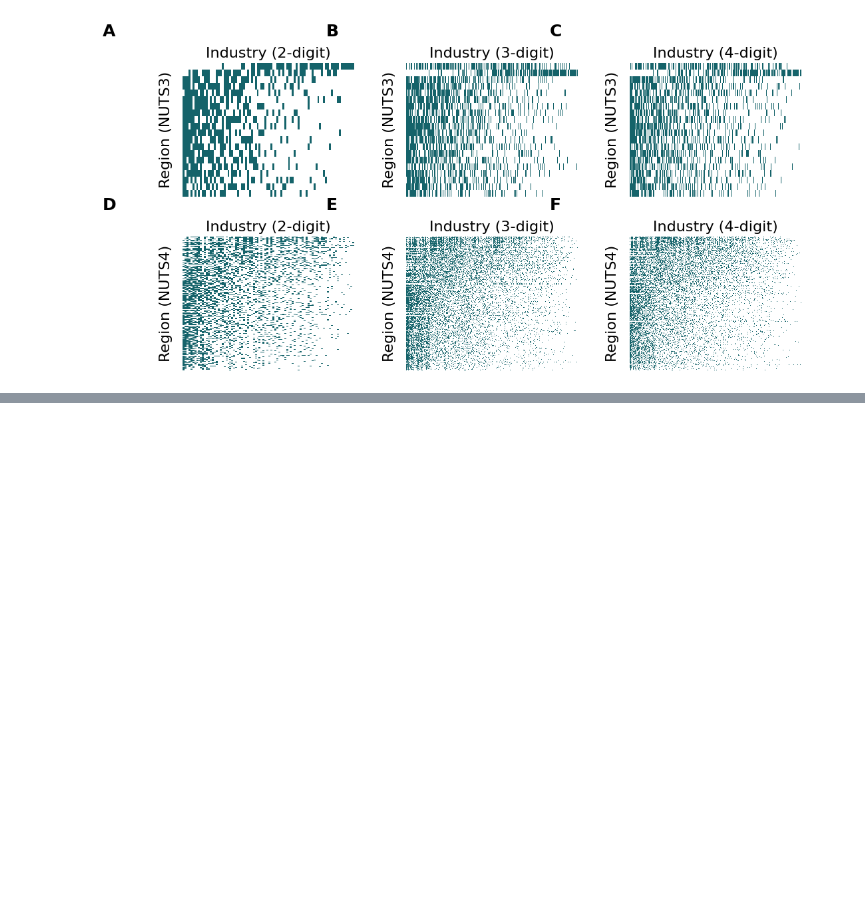
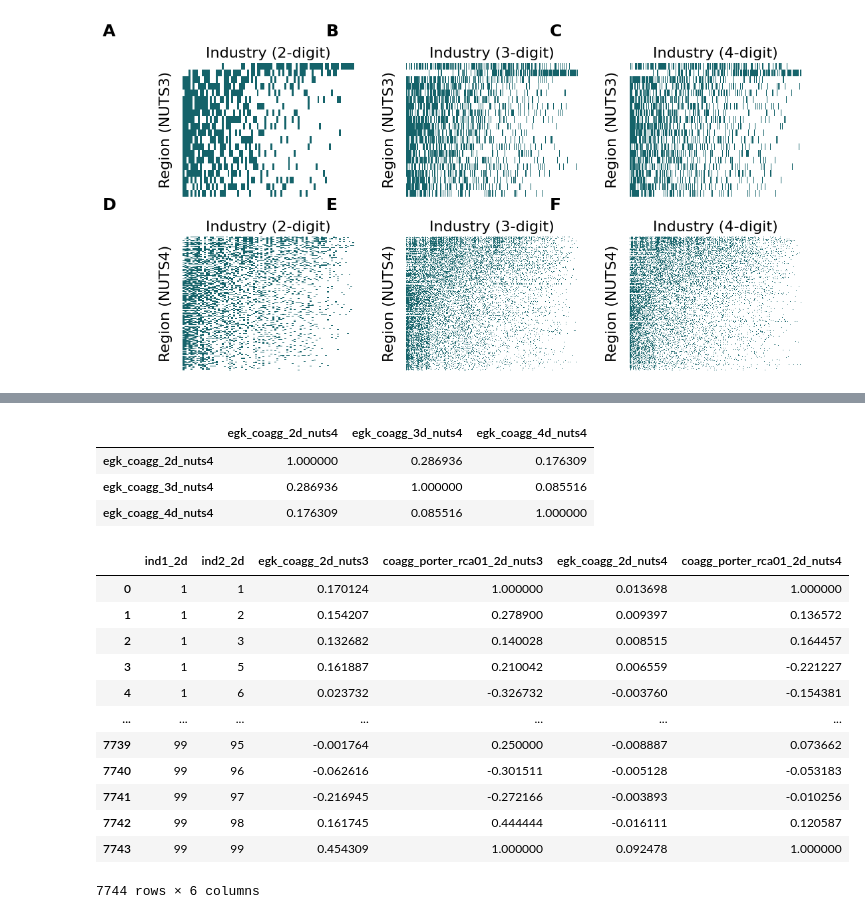
Before and after one commit to sandorjuhasz/coagglomeration, a Jupyter notebook: code/06b_revision.ipynb, the cells around one changed output, grey strips where cells are left out. Drawn from its saved outputs; the diff is of its cells as text; code cells hidden in the pictures; blank space fills up the shorter version.

```diff
--- a/code/06b_revision.ipynb
+++ b/code/06b_revision.ipynb
@@ -712,0 +976,8 @@ for i, label in enumerate(labels):
+# %%
+# EGK -- NUTS4
+cdf[["egk_coagg_2d_nuts4", "egk_coagg_3d_nuts4", "egk_coagg_4d_nuts4"]].corr()
+# %% [output]
+|  | egk_coagg_2d_nuts4 | egk_coagg_3d_nuts4 | egk_coagg_4d_nuts4 |
+| egk_coagg_2d_nuts4 | 1.000000 | 0.286936 | 0.176309 |
+| egk_coagg_3d_nuts4 | 0.286936 | 1.000000 | 0.085516 |
+| egk_coagg_4d_nuts4 | 0.176309 | 0.085516 | 1.000000 |
@@ -712,0 +986,18 @@ for i, label in enumerate(labels):
+# %%
+# binary RCA 0/1
+coagg_2d = pd.read_csv("../data/oc18_2025_jan/dep_vars_2d.csv", sep=";").rename(columns={"ind1":"ind1_2d", "ind2":"ind2_2d"})
+coagg_2d
+# %% [output]
+|  | ind1_2d | ind2_2d | egk_coagg_2d_nuts3 | coagg_porter_rca01_2d_nuts3 | egk_coagg_2d_nuts4 | coagg_porter_rca01_2d_nuts4 |
+| 0 | 1 | 1 | 0.170124 | 1.000000 | 0.013698 | 1.000000 |
+| 1 | 1 | 2 | 0.154207 | 0.278900 | 0.009397 | 0.136572 |
+| 2 | 1 | 3 | 0.132682 | 0.140028 | 0.008515 | 0.164457 |
+| 3 | 1 | 5 | 0.161887 | 0.210042 | 0.006559 | -0.221227 |
+| 4 | 1 | 6 | 0.023732 | -0.326732 | -0.003760 | -0.154381 |
+| ... | ... | ... | ... | ... | ... | ... |
+| 7739 | 99 | 95 | -0.001764 | 0.250000 | -0.008887 | 0.073662 |
+| 7740 | 99 | 96 | -0.062616 | -0.301511 | -0.005128 | -0.053183 |
+| 7741 | 99 | 97 | -0.216945 | -0.272166 | -0.003893 | -0.010256 |
+| 7742 | 99 | 98 | 0.161745 | 0.444444 | -0.016111 | 0.120587 |
+| 7743 | 99 | 99 | 0.454309 | 1.000000 | 0.092478 | 1.000000 |
+7744 rows × 6 columns
```
Also changed, not shown: parts of 19 cells of this notebook, 1 other file.
